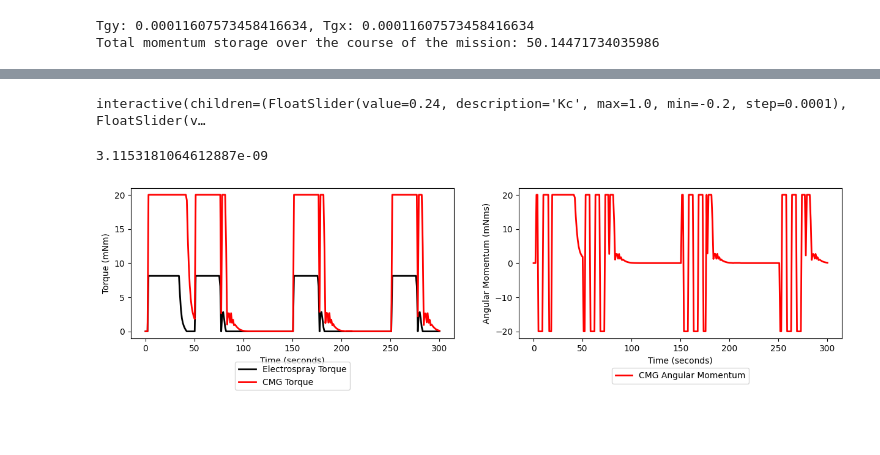
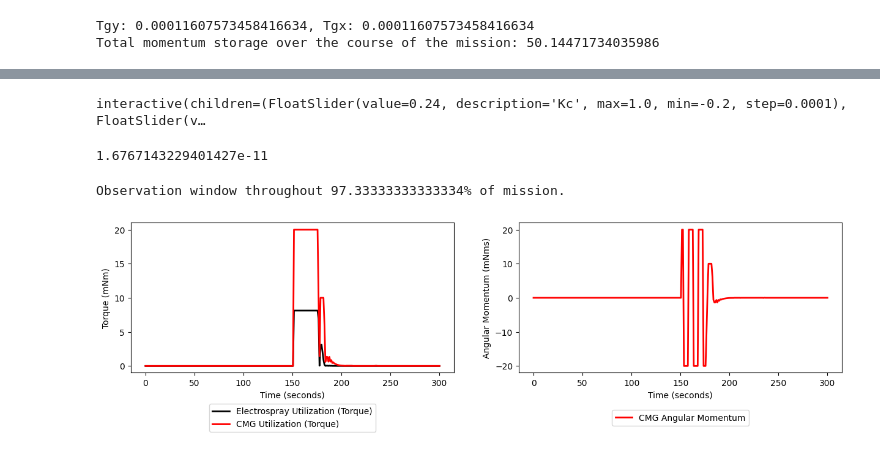
Before and after one commit to Menamonmon/on-axis-momentum, a Jupyter notebook: momentum.ipynb, the cells around one changed output, grey strips where cells are left out. Saved outputs shown, nothing was run; the diff lists cells and outputs as text; code cells hidden in the pictures; blank space fills up the shorter version.

```diff
--- a/momentum.ipynb
+++ b/momentum.ipynb
@@ -132,6 +143,7 @@ def allocation(a, I, esp_thrust_max, cmg_tau_max, cmg_l_max, boom_length, tolera
 saturation = np.empty([1,1], dtype=float)
 cmg_tau_max = 0.002
 cmg_l_max = 0.02
+rad_conversion = 60 * 180 / np.pi # radian-to-arcminute conversion
 
 array_size = 5
 
@@ -213,7 +225,7 @@ def pidPlot(Kc,tauI,tauD):
 			saturation.resize((1,j), refcheck=False)
 			saturation[0, j-1] = t[i]
 		e[i] = SP[i] - PV[i]       # calculate error = SP - PV
-		error[i] = e[i] # store error in arcmin
+		error[i] = e[i] * rad_conversion # store error in arcmin
 		dt = t[i] - t[i-1]         # calculate time step
 		P[i] = Kc * e[i]           # calculate proportional term
 		I[i] = I[i-1] + (Kc/tauI) * e[i] * dt  # calculate integral term
@@ -252,31 +264,45 @@ wg.interact(pidPlot, Kc=Kc_slide, tauI=tauI_slide, tauD=tauD_slide)
 print(np.max(final_e))
 # %% [output]
 interactive(children=(FloatSlider(value=0.24, description='Kc', max=1.0, min=-0.2, step=0.0001), FloatSlider(v…
-3.1153181064612887e-09
+1.6767143229401427e-11
 # %%
 esp_tau = np.zeros(n)
 cmg_tau = np.zeros(n)
 cmg_l = np.zeros(n)
-tolerance = 0.99
-cmg_unload_rate = 1.00
+tolerance = 1
+cmg_unload_rate = 0.5
+cmg_utilization_coefficient = 0.5
 
 for i in range(1,n):
-    esp_tau[i] = esp_tau_max * allocation(alpha[i], Iz, esp_tau_max, cmg_tau_max, cmg_l_max, boom_length, tolerance, error[i], cmg_unload_rate, tstep)['esp'] * (10e3)
-    cmg_tau[i] = cmg_tau_max * allocation(alpha[i], Iz, esp_tau_max, cmg_tau_max, cmg_l_max, boom_length, tolerance, error[i], cmg_unload_rate, tstep)['cmg'] * (10e3)
-    cmg_l[i] = allocation(alpha[i], Iz, esp_tau_max, cmg_tau_max, cmg_l_max, boom_length, tolerance, error[i], cmg_unload_rate, tstep)['l'] * (10e3)
+    esp_tau[i] = esp_tau_max * allocation(alpha[i], Iz, esp_tau_max, cmg_tau_max, cmg_l_max, boom_length, tolerance, error[i], cmg_unload_rate, tstep, cmg_l[i], cmg_utilization_coefficient)['esp'] * (10e3)
+    cmg_tau[i] = cmg_tau_max * allocation(alpha[i], Iz, esp_tau_max, cmg_tau_max, cmg_l_max, boom_length, tolerance, error[i], cmg_unload_rate, tstep, cmg_l[i], cmg_utilization_coefficient)['cmg'] * (10e3)
+    cmg_l[i] = allocation(alpha[i], Iz, esp_tau_max, cmg_tau_max, cmg_l_max, boom_length, tolerance, error[i], cmg_unload_rate, tstep, cmg_l[i], cmg_utilization_coefficient)['l'] * (10e3)
+
+acceptable_error_count = 0
+
+for i in range(0,n):
+    if error[i] < 0.4:
+        acceptable_error_count += 1
+
+error_percentage = (acceptable_error_count / n) * 100
+
+print(f"Observation window throughout {error_percentage}% of mission.")
+
+
 
 plt.figure(1,figsize=(15,7))
 plt.subplot(2,2,1)
-plt.plot(t,esp_tau,'k-',linewidth=2,label='Electrospray Torque')
-plt.plot(t,cmg_tau,'r-',linewidth=2,label='CMG Torque')
+plt.plot(t,esp_tau,'k-',linewidth=2,label='Electrospray Utilization (Torque)')
+plt.plot(t,cmg_tau,'r-',linewidth=2,label='CMG Utilization (Torque)')
 plt.xlabel("Time (seconds)")
 plt.ylabel("Torque (mNm)")
-plt.legend(bbox_to_anchor=(0.5, -0.25), loc='center', borderaxespad=0)
+plt.legend(bbox_to_anchor=(0.5, -0.3), loc='center', borderaxespad=0)
 plt.subplot(2,2,2)
 plt.plot(t,cmg_l,'r-',linewidth=2,label='CMG Angular Momentum')
 plt.ylabel("Angular Momentum (mNms)")
 plt.xlabel("Time (seconds)")
-plt.legend(bbox_to_anchor=(0.5, -0.25), loc='center', borderaxespad=0)
+plt.legend(bbox_to_anchor=(0.5, -0.3), loc='center', borderaxespad=0)
 plt.show()
 # %% [output]
+Observation window throughout 97.33333333333334% of mission.
-[figure, old version]
+[figure, new version]
```
Also changed, not shown: parts of 2 cells of this notebook.
